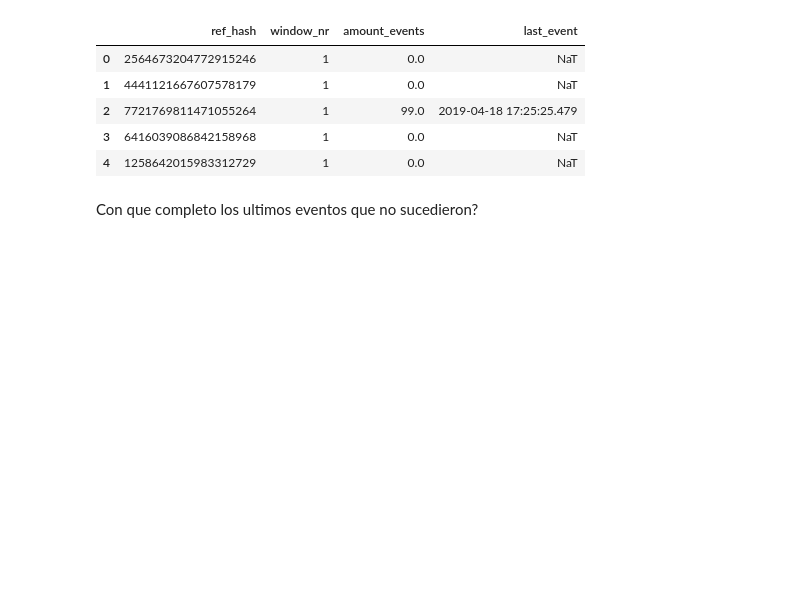
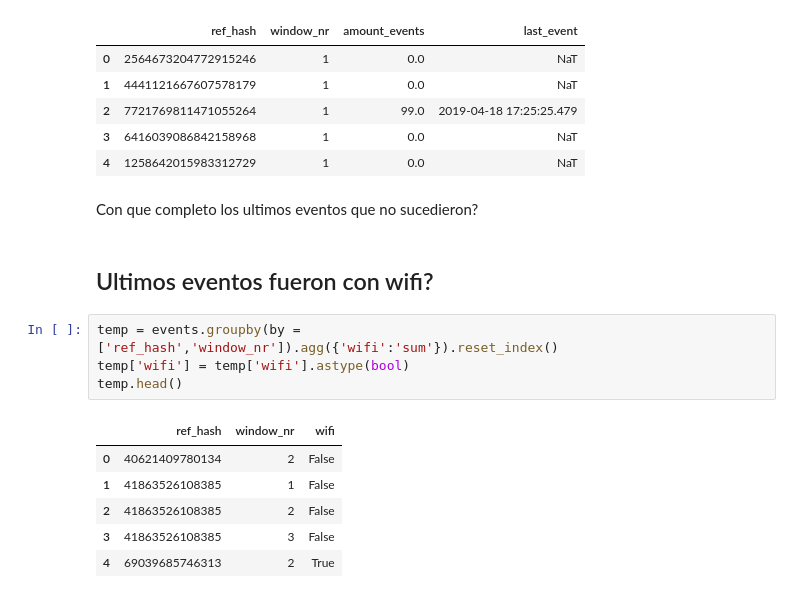
Before and after one commit to gatti2602/7506-datos, a Jupyter notebook: tp2/Manu/Features_2.ipynb, the cells around one changed output. Saved outputs shown, nothing was run; the diff lists cells and outputs as text; blank space fills up the shorter version.

```diff
--- a/tp2/Manu/Features_2.ipynb
+++ b/tp2/Manu/Features_2.ipynb
@@ -406,3 +406,16 @@ devices.head()
 | 4 | 1258642015983312729 | 1 | 0.0 | NaT |
 # %% [markdown]
 Con que completo los ultimos eventos que no sucedieron?
+# %% [markdown]
+## Ultimos eventos fueron con wifi?
+# %%
+temp = events.groupby(by = ['ref_hash','window_nr']).agg({'wifi':'sum'}).reset_index()
+temp['wifi'] = temp['wifi'].astype(bool)
+temp.head()
+# %% [output]
+|  | ref_hash | window_nr | wifi |
+| 0 | 40621409780134 | 2 | False |
+| 1 | 41863526108385 | 1 | False |
+| 2 | 41863526108385 | 2 | False |
+| 3 | 41863526108385 | 3 | False |
+| 4 | 69039685746313 | 2 | True |
```
Also changed, not shown: parts of 1 cell of this notebook.
